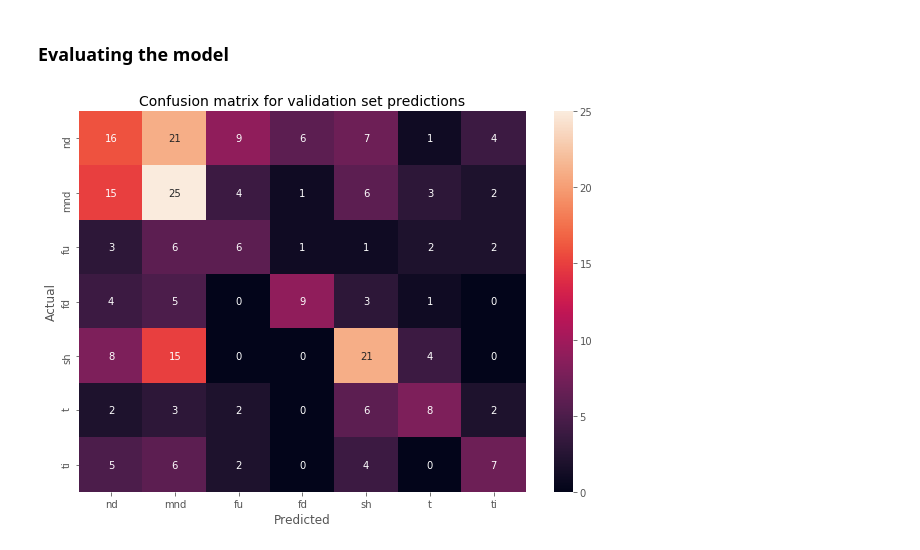
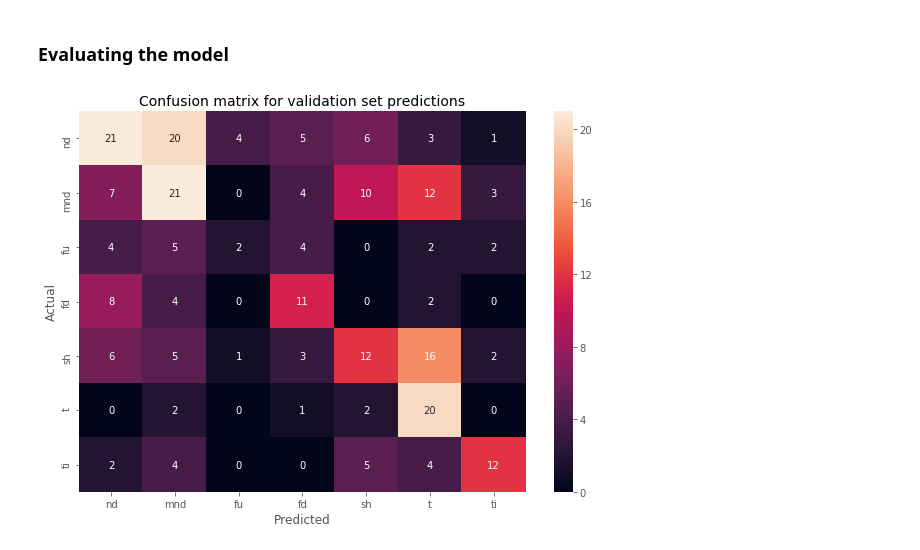
Before and after one commit to eonu/inf4-hons, a Jupyter notebook: sandbox/notebooks/Isolated Recognition.ipynb, the cells around one changed output. Saved outputs shown, nothing was run; the diff lists cells and outputs as text; code cells hidden in the pictures.

```diff
--- a/sandbox/notebooks/Isolated Recognition.ipynb
+++ b/sandbox/notebooks/Isolated Recognition.ipynb
@@ -192,0 +127,4 @@ X_train_1, X_val_1, X_test_1 = pre.transform(X_train), pre.transform(X_val), pre
+# %%
+%%time
+results['knn']['validation'] = clfs['knn'].evaluate(Xp_val, y_val, labels=gestures, n_jobs=-1)
+show_results(*results['knn']['validation'], dataset='validation', labels=gestures)
@@ -206,13 +151,13 @@ One gesture model $\lambda_i=(A_i,B_i,\pi_i)$ is initialized and trained for eac
 # - Too few training examples
 hmms = []
 for g in tqdm(gestures, desc='Training HMMs'):
-    hmm = HMM(label=g, n_states=7, random_state=rand)
+    hmm = HMM(label=g, n_states=7, random_state=rng)
     hmm.set_random_initial()
     hmm.set_random_transitions()
-    hmm.fit([X_train_1[i] for i, label in enumerate(y_train) if label == g])
+    hmm.fit([Xp_train[i] for i, label in enumerate(y_train) if label == g])
     hmms.append(hmm)
 
 # Fit a HMM classifier with the HMMs
-clf = HMMClassifier()
-clf.fit(hmms)
+clfs['hmm'] = HMMClassifier()
+clfs['hmm'].fit(hmms)
 # %% [output]
@@ -221,5 +168,5 @@ Wall time: 25.8 s
 # %%
 %%time
-acc, cm = clf.evaluate(X_val_1, y_val)
-show_results(acc, cm, dataset='validation', labels=gestures)
+results['hmm']['validation'] = clfs['hmm'].evaluate(Xp_val, y_val)
+show_results(*results['hmm']['validation'], dataset='validation', labels=gestures)
 # %% [output]
@@ -280,8 +194,8 @@ X_train_lstm, X_val_lstm, X_test_lstm = lstm_pre(X_train), lstm_pre(X_val), lstm
 # %%
 %%time
 from tensorflow.keras.optimizers import Adam
-clf = LSTMClassifier(epochs=150, batch_size=128, optimizer=Adam(learning_rate=0.002), classes=gestures)
-hist = clf.fit(X_train_lstm, y_train, validation_data=(X_val_lstm, y_val), return_history=True)
+clfs['lstm'] = LSTMClassifier(epochs=150, batch_size=128, optimizer=Adam(learning_rate=0.002), classes=gestures)
+hist = clfs['lstm'].fit(Xp_train, y_train, validation_data=(Xp_val, y_val), return_history=True)
 # %% [output]
 Train on 841 samples, validate on 258 samples
 Epoch 1/150
@@ -314,7 +225,7 @@ show_loss_history(hist)
 ### Evaluating the model
 # %%
 %%time
-acc, cm = clf.evaluate(X_val_lstm, y_val)
-show_results(acc, cm, dataset='validation', labels=gestures)
+results['lstm']['validation'] = clfs['lstm'].evaluate(Xp_val, y_val)
+show_results(*results['lstm']['validation'], dataset='validation', labels=gestures)
 # %% [output]
-[figure, old version]
+[figure, new version]
```
Also changed, not shown: parts of 47 cells of this notebook, 4 other files.
